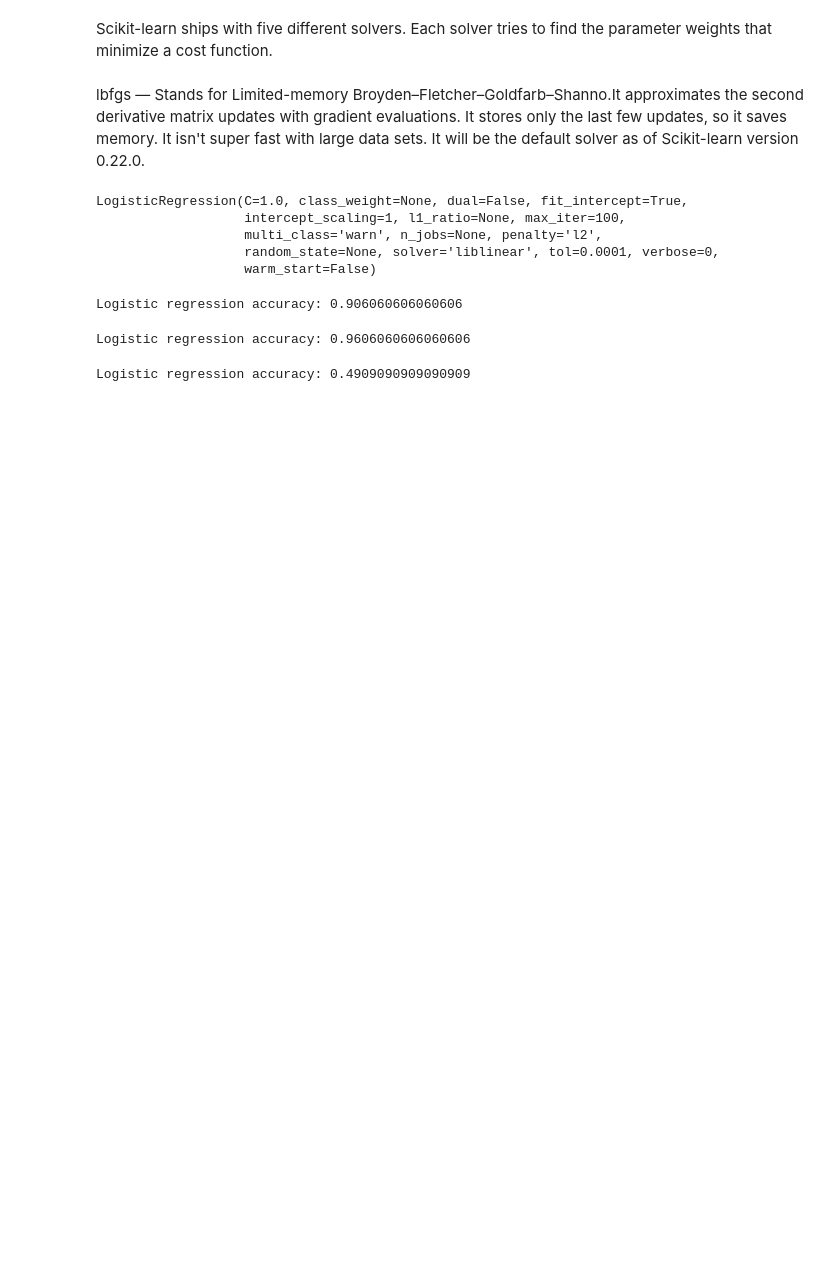
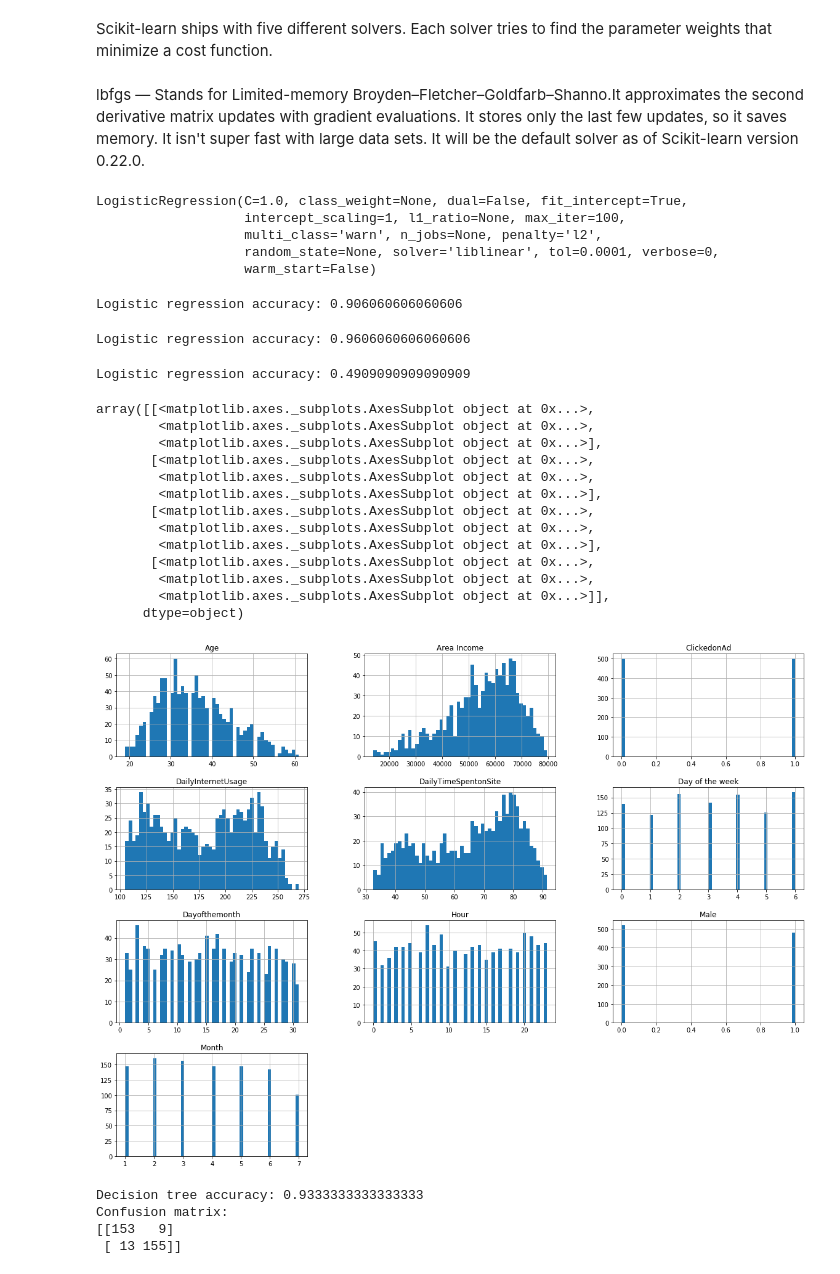
Before and after one commit to VicktorKrum/Ad_Click_Prediction, a Jupyter notebook: Ad Click Prediction.ipynb, the cells around one changed output. Cells and saved outputs as stored; diff of their text form; code cells hidden in the pictures; blank space fills up the shorter version.

```diff
--- a/Ad Click Prediction.ipynb
+++ b/Ad Click Prediction.ipynb
@@ -370,0 +373,17 @@ Logistic regression accuracy: 0.4909090909090909
+# %%
+data.hist(bins=50, figsize=(20,15))
+# %% [output]
+array([[<matplotlib.axes._subplots.AxesSubplot object at 0x...>,
+        <matplotlib.axes._subplots.AxesSubplot object at 0x...>,
+        <matplotlib.axes._subplots.AxesSubplot object at 0x...>],
+       [<matplotlib.axes._subplots.AxesSubplot object at 0x...>,
+        <matplotlib.axes._subplots.AxesSubplot object at 0x...>,
+        <matplotlib.axes._subplots.AxesSubplot object at 0x...>],
+       [<matplotlib.axes._subplots.AxesSubplot object at 0x...>,
+        <matplotlib.axes._subplots.AxesSubplot object at 0x...>,
+        <matplotlib.axes._subplots.AxesSubplot object at 0x...>],
+       [<matplotlib.axes._subplots.AxesSubplot object at 0x...>,
+        <matplotlib.axes._subplots.AxesSubplot object at 0x...>,
+        <matplotlib.axes._subplots.AxesSubplot object at 0x...>]],
+      dtype=object)
+[figure, added]
@@ -370,0 +396,9 @@ Logistic regression accuracy: 0.4909090909090909
+# %%
+print('Decision tree accuracy:', accuracy_score(predictions_DT, y_test))
+print('Confusion matrix:')
+print(confusion_matrix(y_test,predictions_DT))
+# %% [output]
+Decision tree accuracy: 0.9333333333333333
+Confusion matrix:
+[[153   9]
+ [ 13 155]]
```
Also changed, not shown: parts of 20 cells of this notebook.
